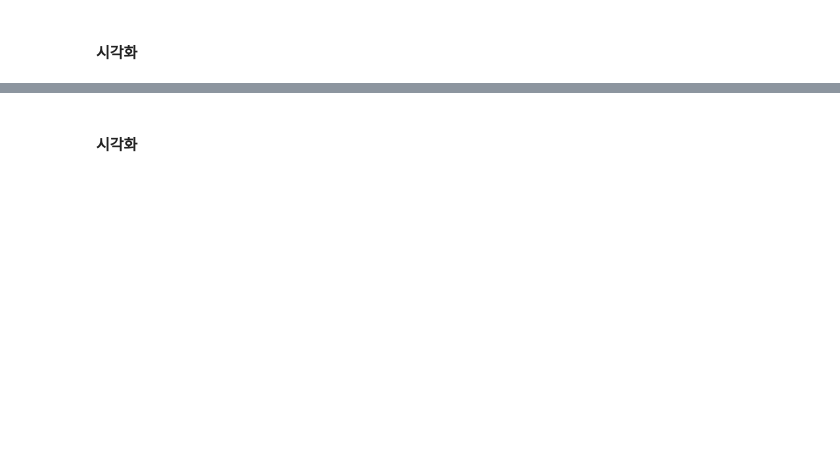
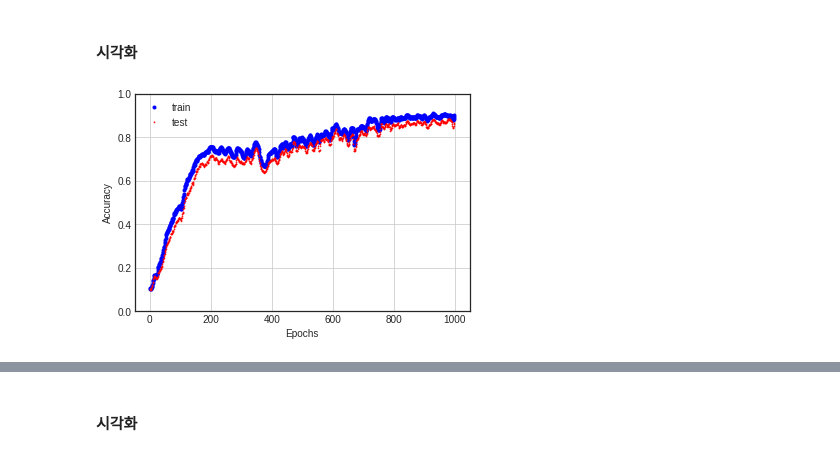
Before and after one commit to moung1012/-, a Jupyter notebook: _9_딥러닝_학습_기술.ipynb, the cells around one changed output, grey strips where cells are left out. Saved outputs shown, nothing was run; the diff lists cells and outputs as text; code cells hidden in the pictures; blank space fills up the shorter version.

```diff
--- a/_9_딥러닝_학습_기술.ipynb
+++ b/_9_딥러닝_학습_기술.ipynb
@@ -1395,0 +1465,34 @@ NameError: ignored
+# %%
+epoch = 1000
+learning_rate = 1e-3
+batch_size = 100
+train_size = x_train.shape[0]
+iter_per_epoch = max(train_size/batch_size, 1)
+# %%
+decay_lambda_2 = 0.15
+model_2 = MyModel(input_size=784, hidden_size_list=[100, 100, 100, 100], decay_lambda=decay_lambda_2,
+                  output_size=10, use_dropout=True, dropout_ratio=0.5, use_batchnorm=True)
+optimizer =Adam(learning_rate=learning_rate)
+
+model_2_train_loss_list = []
+model_2_train_acc_list = []
+model_2_test_acc_list = []
+# %%
+for epoch in range(epochs):
+  batch_mask = np.random.choice(train_size, batch_size)
+  x_batch = x_train[batch_mask]
+  y_batch = y_train[batch_mask]
+
+  grads = model_2.gradient(x_batch, y_batch)
+  optimizer.update(model_2.params, grads)
+
+  loss = model_2.loss(x_batch, y_batch)
+  model_2_train_loss_list.append(loss)
+
+  train_acc = model_2.accuracy(x_train, y_train)
+  test_acc = model_2.accuracy(x_test, y_test)
+  model_2_train_acc_list.append(train_acc)
+  model_2_test_acc_list.append(test_acc)
+
+  if epoch % 50 == 0:
+    print("[Model 2] Epoch: {} Train Loss: {:.4f} Tran Accuracy: {:.4f} Test Accuracy: {:.4f}".format(epoch+1, loss, train_acc, test_acc))
@@ -1396,2 +1520,15 @@ NameError: ignored
 # %% [markdown]
 #### 시각화
+# %%
+x = np.arange(len(model_2_train_acc_list))
+
+plt.plot(x, model_2_train_acc_list,'bo', label='train', markersize=3)
+plt.plot(x, model_2_test_acc_list, 'rv', label='test', markersize=1)
+plt.xlabel('Epochs')
+plt.ylabel('Accuracy')
+plt.grid()
+plt.ylim(0, 1.0)
+plt.legend()
+plt.show()
+# %% [output]
+[figure, added]
```
Also changed, not shown: parts of 35 cells of this notebook.
